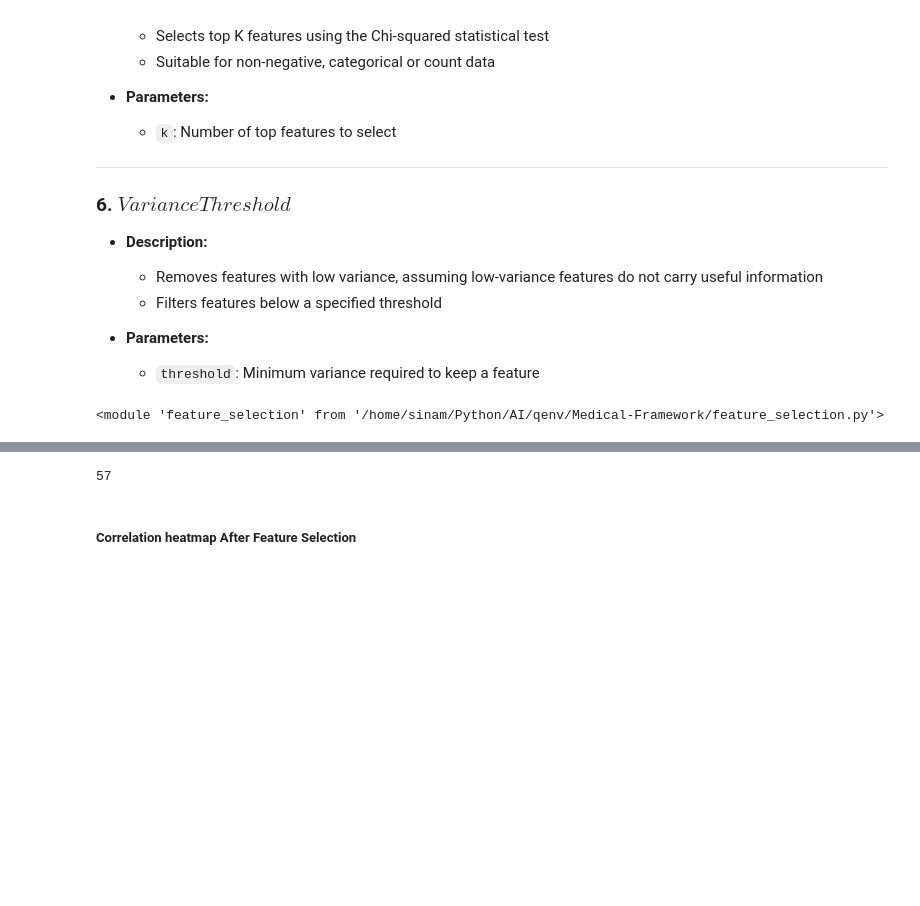
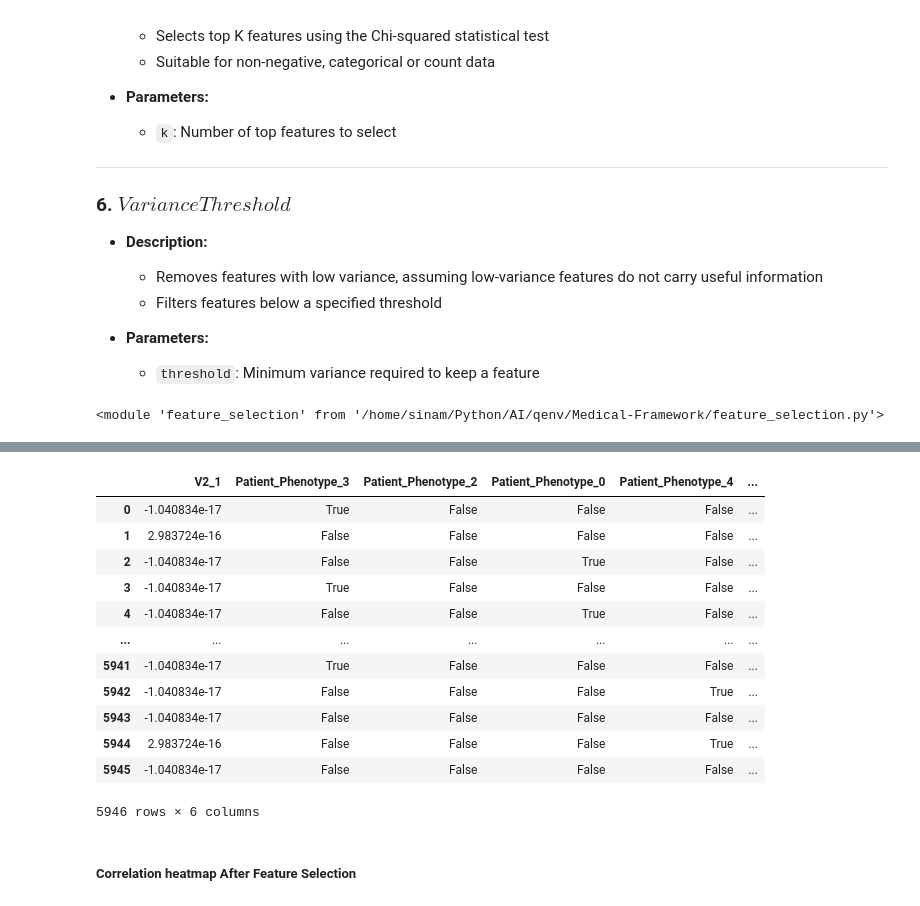
Before and after one commit to sina-m-mollazadeh/Medical-Framework, a Jupyter notebook: main_push_down.ipynb, the cells around one changed output, grey strips where cells are left out. Saved outputs shown, nothing was run; the diff lists cells and outputs as text; code cells hidden in the pictures; blank space fills up the shorter version.

```diff
--- a/main_push_down.ipynb
+++ b/main_push_down.ipynb
@@ -381,8 +377,20 @@ Final Selection Complete: 57 features total.
 Best Feature Selection algorithm: Hybrid_Category_RFECV with accuracy: 0
-# %%
-len(x_train_feature.columns)
-# %% [output]
-57
+# %%
+x_train_feature
+# %% [output]
+|  | V2_1 | Patient_Phenotype_3 | Patient_Phenotype_2 | Patient_Phenotype_0 | Patient_Phenotype_4 | ... |
+| 0 | -1.040834e-17 | True | False | False | False | ... |
+| 1 | 2.983724e-16 | False | False | False | False | ... |
+| 2 | -1.040834e-17 | False | False | True | False | ... |
+| 3 | -1.040834e-17 | True | False | False | False | ... |
+| 4 | -1.040834e-17 | False | False | True | False | ... |
+| ... | ... | ... | ... | ... | ... | ... |
+| 5941 | -1.040834e-17 | True | False | False | False | ... |
+| 5942 | -1.040834e-17 | False | False | False | True | ... |
+| 5943 | -1.040834e-17 | False | False | False | False | ... |
+| 5944 | 2.983724e-16 | False | False | False | True | ... |
+| 5945 | -1.040834e-17 | False | False | False | False | ... |
+5946 rows × 6 columns
 # %% [markdown]
 ##### Correlation heatmap After Feature Selection
 # %%
```
Also changed, not shown: parts of 9 cells of this notebook, 6 other files.
